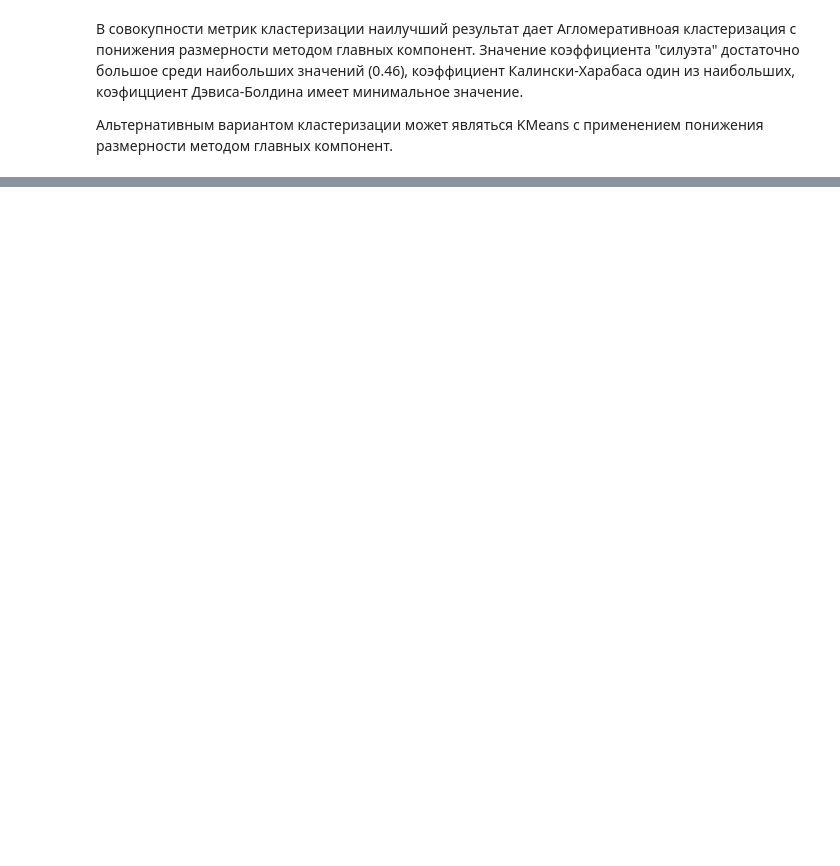
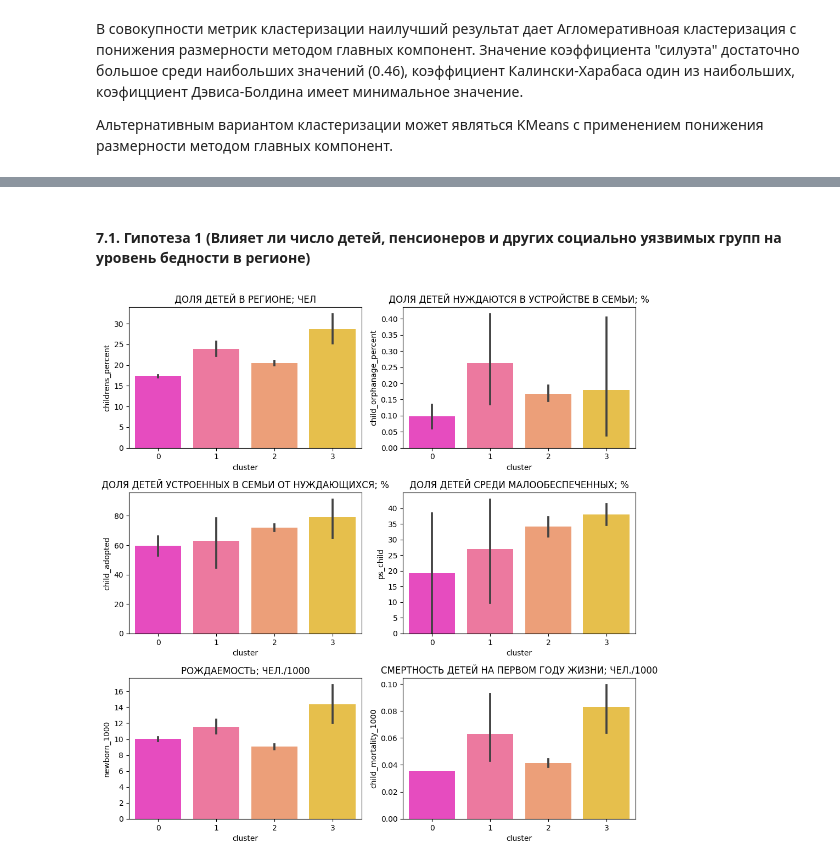
Before and after one commit to Punich-Pavel/Final_Project, a Jupyter notebook: Part_3/part_3.ipynb, the cells around one changed output, grey strips where cells are left out. Saved outputs shown, nothing was run; the diff lists cells and outputs as text; code cells hidden in the pictures; blank space fills up the shorter version.

```diff
--- a/Part_3/part_3.ipynb
+++ b/Part_3/part_3.ipynb
@@ -358 +417,33 @@ df.head(3)
+# %% [markdown]
+#### 7.1. Гипотеза 1 (Влияет ли число детей, пенсионеров и других социально уязвимых групп на уровень бедности в регионе)
+# %%
+# построим столбчатые диаграмы социальных признаков детей сгруппированных по кластерам
+
+title=['Доля детей в регионе; чел',
+       'Доля детей нуждаются в устройстве в семьи; %',
+       'Доля детей устроенных в семьи от нуждающихся; %',
+       'Доля детей среди малообеспеченных; %',
+       'Рождаемость; чел./1000',
+       'Смертность детей на первом году жизни; чел./1000',
+    ]
+
+cols = df[
+    ['childrens_percent',
+     'child_orphanage_percent',
+     'child_adopted',
+     'ps_child',
+     'newborn_1000',
+     'child_mortality_1000',
+    ]
+].columns.tolist()
+plt.figure(figsize=(10, 20))
+
+for i, variable in enumerate(cols):
+    plt.subplot(6, 2, i + 1)
+    sns.barplot(df['cluster'], df[variable], palette="spring")
+    plt.tight_layout()
+    plt.title(title[i].upper())
+plt.show()
+# %% [output]
+[figure, added]
 # %%
```
Also changed, not shown: parts of 26 cells of this notebook, 7 other files.
